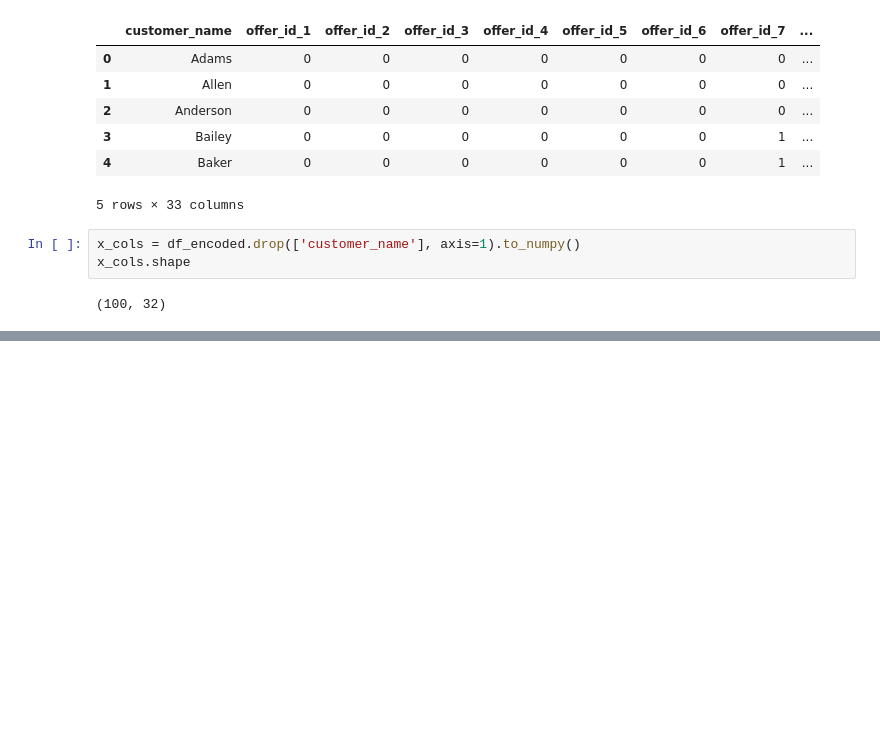
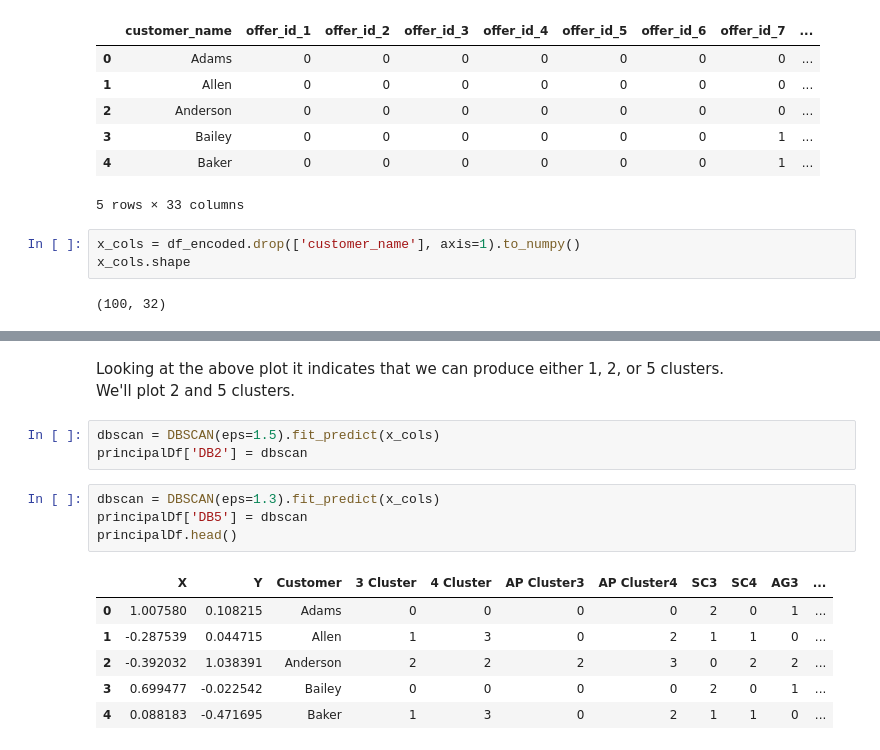
Before and after one commit to jharvey407/ClusteringCaseStudy, a Jupyter notebook: Clustering Case Study - Customer Segmentation with K-Means - Tier 3.ipynb, the cells around one changed output, grey strips where cells are left out. Saved outputs shown, nothing was run; the diff lists cells and outputs as text; blank space fills up the shorter version.

```diff
--- a/Clustering Case Study - Customer Segmentation with K-Means - Tier 3.ipynb
+++ b/Clustering Case Study - Customer Segmentation with K-Means - Tier 3.ipynb
@@ -896,0 +1055,17 @@ plt.scatter(X, Y, c=cluster);
+# %% [markdown]
+Looking at the above plot it indicates that we can produce either 1, 2, or 5 clusters.
+We'll plot 2 and 5 clusters.
+# %%
+dbscan = DBSCAN(eps=1.5).fit_predict(x_cols)
+principalDf['DB2'] = dbscan
+# %%
+dbscan = DBSCAN(eps=1.3).fit_predict(x_cols)
+principalDf['DB5'] = dbscan
+principalDf.head()
+# %% [output]
+|  | X | Y | Customer | 3 Cluster | 4 Cluster | AP Cluster3 | AP Cluster4 | SC3 | SC4 | AG3 | ... |
+| 0 | 1.007580 | 0.108215 | Adams | 0 | 0 | 0 | 0 | 2 | 0 | 1 | ... |
+| 1 | -0.287539 | 0.044715 | Allen | 1 | 3 | 0 | 2 | 1 | 1 | 0 | ... |
+| 2 | -0.392032 | 1.038391 | Anderson | 2 | 2 | 2 | 3 | 0 | 2 | 2 | ... |
+| 3 | 0.699477 | -0.022542 | Bailey | 0 | 0 | 0 | 0 | 2 | 0 | 1 | ... |
+| 4 | 0.088183 | -0.471695 | Baker | 1 | 3 | 0 | 2 | 1 | 1 | 0 | ... |
```
Also changed, not shown: parts of 98 cells of this notebook.
